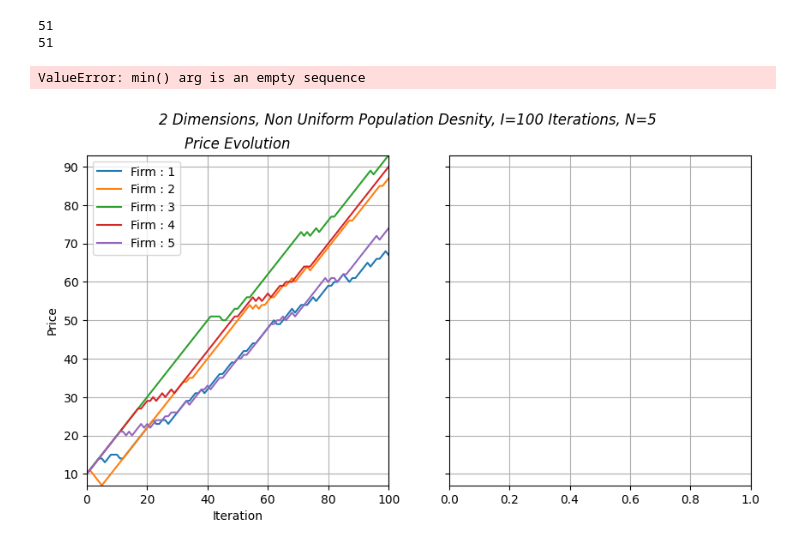
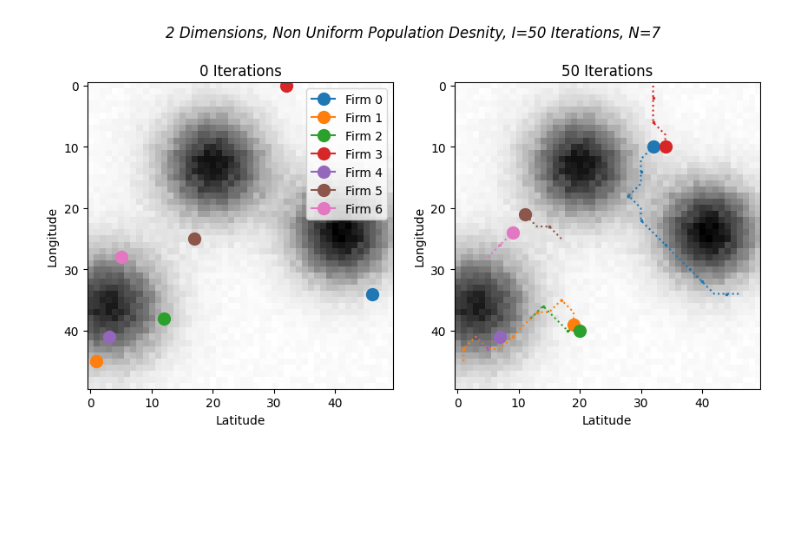
Before and after one commit to TarekThomasBounassif/ABM-For-Spatial-Competition, a Jupyter notebook: test.ipynb, the cells around one changed output. Drawn from its saved outputs; the diff is of its cells as text; code cells hidden in the pictures; blank space fills up the shorter version.

```diff
--- a/test.ipynb
+++ b/test.ipynb
@@ -5,3 +5,5 @@ import env_plotter
 import importlib
 import config
 import firm
+sim_test = simulator.Simulator(config.simulation_params, config.grid_params, config.firm_params)
+sim_test.simulate()
@@ -8,3 +15,0 @@ import firm
-# %%
-sim_test = simulator.Simulator(config.simulation_params)
-sim_test.simulate()
@@ -20,19 +16,7 @@ sim_test.simulate()
-# %%
-a = sim_test.model_env.firm_dict[0].position_history
-
-b = sim_test.model_env.firm_dict[0].price_history
-
-print(len(a))
-print(len(b))
-# %% [output]
-51
-51
 # %%
 importlib.reload(env_plotter)
 importlib.reload(simulator)
 importlib.reload(firm)
-env_plotter.plot_price_history(sim_test.model_env, "exp1")
 env_plotter.desnity_map(sim_test.model_env, "exp1")
 # %% [output]
-ValueError: min() arg is an empty sequence
-[figure, old version]
+[figure, new version]
```
Also changed, not shown: parts of 7 cells of this notebook, 20 other files.
